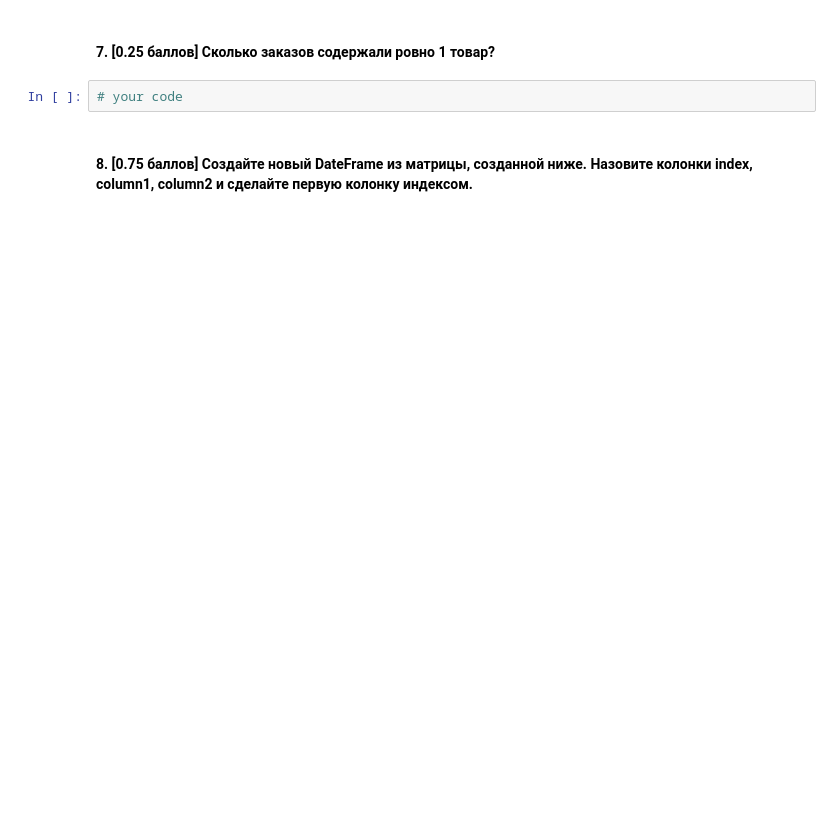
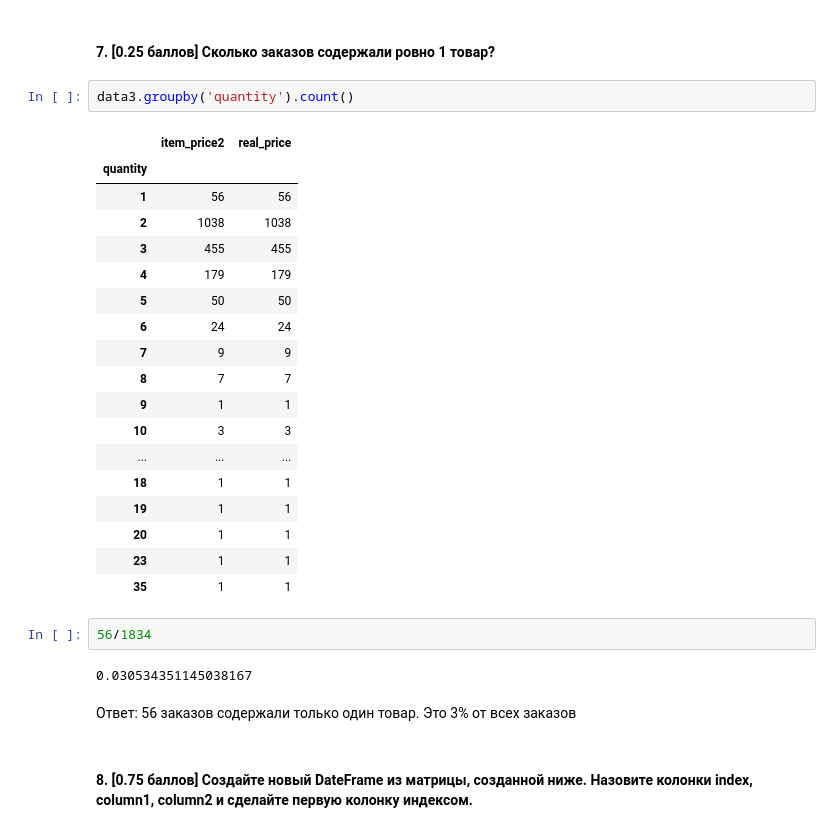
Before and after one commit to hse-mlearn/ha-01-mvdokuchaev, a Jupyter notebook: homework-practice-01.ipynb, the cells around one changed output. Drawn from its saved outputs; the diff is of its cells as text; blank space fills up the shorter version.

```diff
--- a/homework-practice-01.ipynb
+++ b/homework-practice-01.ipynb
@@ -380,7 +433,32 @@ data.drop('item_price', 1)
 # %% [markdown]
 #### 7. [0.25 баллов] Сколько заказов содержали ровно 1 товар?
-# %%
-# your code
+# %%
+data3.groupby('quantity').count()
+# %% [output]
+|  | item_price2 | real_price |
+| quantity |  |  |
+| 1 | 56 | 56 |
+| 2 | 1038 | 1038 |
+| 3 | 455 | 455 |
+| 4 | 179 | 179 |
+| 5 | 50 | 50 |
+| 6 | 24 | 24 |
+| 7 | 9 | 9 |
+| 8 | 7 | 7 |
+| 9 | 1 | 1 |
+| 10 | 3 | 3 |
+| ... | ... | ... |
+| 18 | 1 | 1 |
+| 19 | 1 | 1 |
+| 20 | 1 | 1 |
+| 23 | 1 | 1 |
+| 35 | 1 | 1 |
+# %%
+56/1834
+# %% [output]
+0.030534351145038167
+# %% [markdown]
+Ответ: 56 заказов содержали только один товар. Это 3% от всех заказов
 # %% [markdown]
 #### 8. [0.75 баллов] Создайте новый DateFrame из матрицы, созданной ниже. Назовите колонки index, column1, column2 и сделайте первую колонку индексом.
 # %%
```
Also changed, not shown: parts of 12 cells of this notebook.
